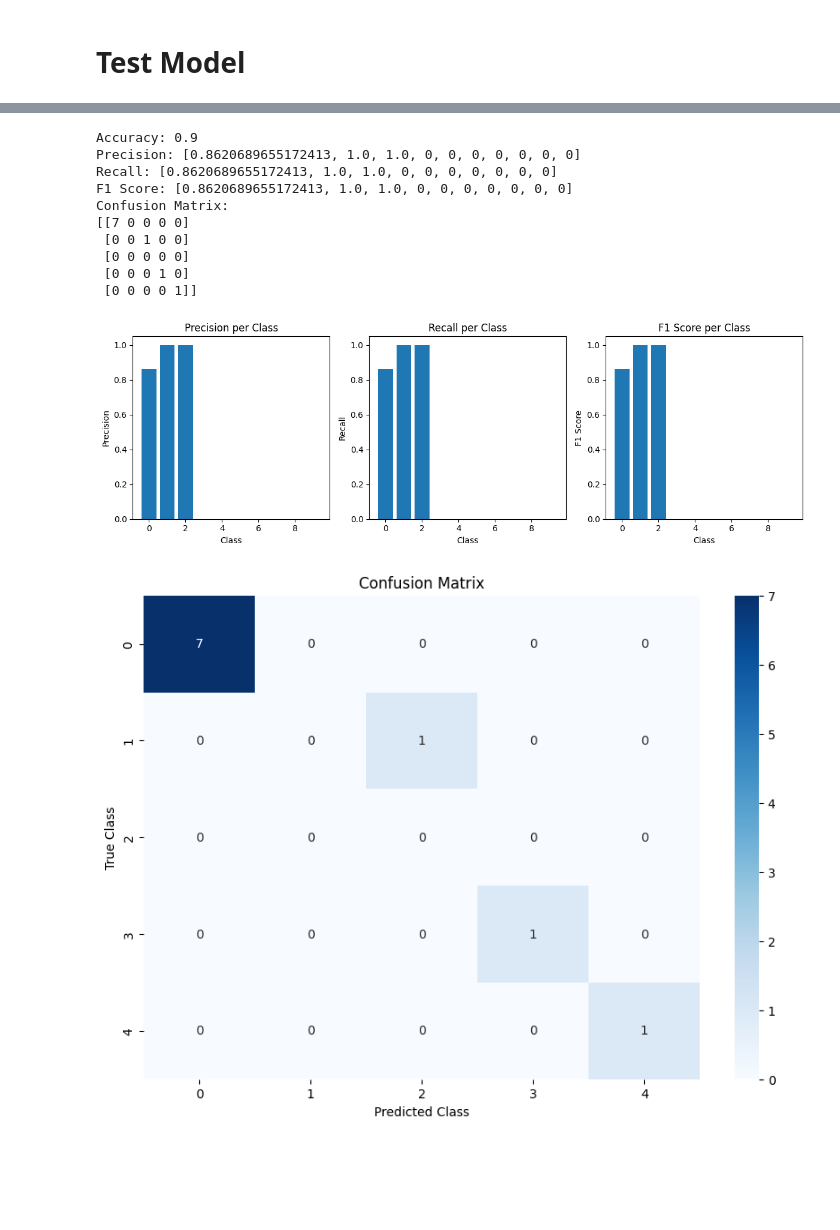
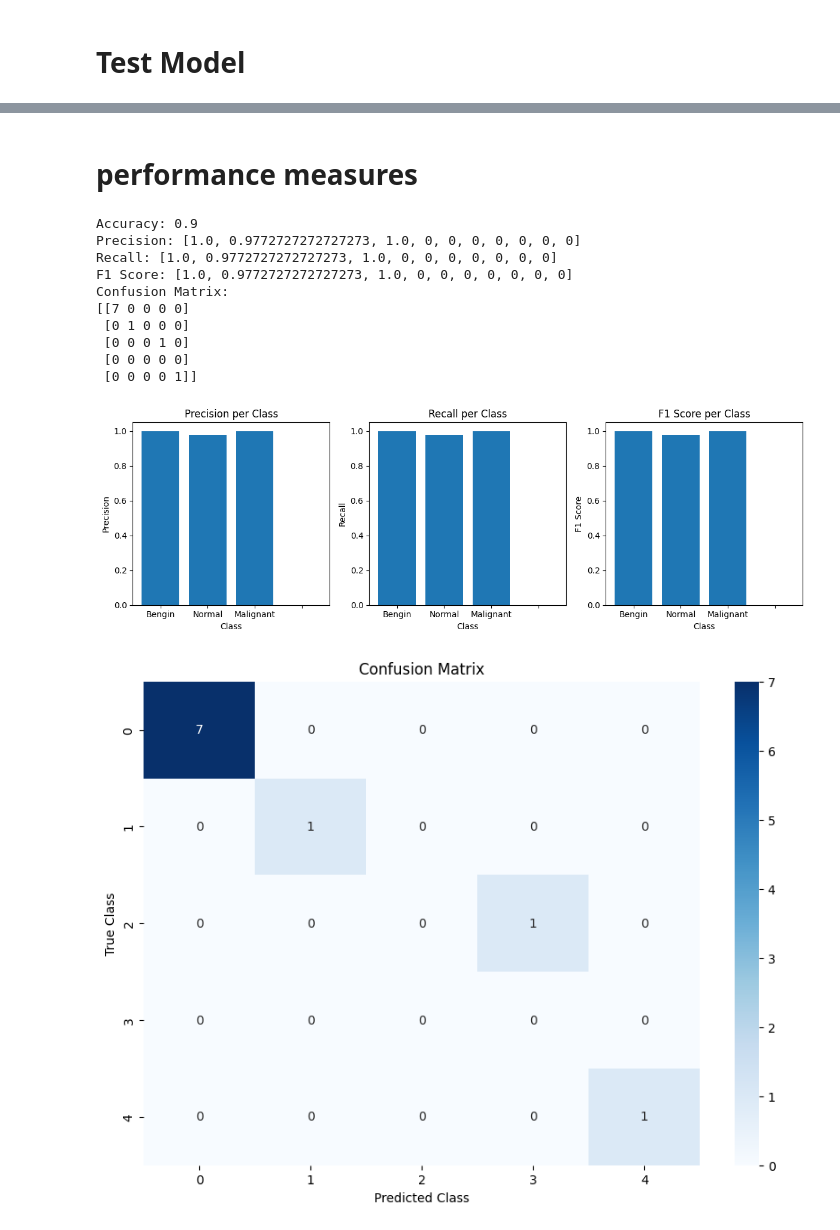
Before and after one commit to Bishwajitpvt/lung-cancer-prediction-HomomorphicEncryption, a Jupyter notebook: lung-cancer-homomorphic-encryption.ipynb, the cells around one changed output, grey strips where cells are left out. Drawn from its saved outputs; the diff is of its cells as text; code cells hidden in the pictures; blank space fills up the shorter version.

```diff
--- a/lung-cancer-homomorphic-encryption.ipynb
+++ b/lung-cancer-homomorphic-encryption.ipynb
@@ -207,7 +213,7 @@ def enc_test(context, model, test_loader, criterion, kernel_shape, stride):
             context, data.view(28, 28).tolist(), kernel_shape[0],
             kernel_shape[1], stride
         )
-        enc_output = enc_model(x_enc, windows_nb)
+        enc_output = enc_models(x_enc, windows_nb)
 
         output = enc_output.decrypt()
         output = torch.tensor(output).view(1, -1)
@@ -253,8 +259,8 @@ context.generate_galois_keys()
 # %% [markdown]
 # Test Model
 # %%
-enc_model = EncConvNet(model)
-correct_labels,total_labels = enc_test(context, enc_model, test_loader, criterion, kernel_shape, stride)
+enc_models = EncConvNet(model)
+correct_labels,total_labels = enc_test(context, enc_models, test_loader, criterion, kernel_shape, stride)
 # %% [output]
 220
 # 1
@@ -276,3 +307,5 @@ Test Loss: 0.080504
+# %% [markdown]
+# performance measures
 # %%
 from sklearn.metrics import accuracy_score, precision_score, recall_score, f1_score, confusion_matrix
 
@@ -306,14 +339,14 @@ print('Confusion Matrix:')
 print(confusion_mat)
 # %% [output]
 Accuracy: 0.9
-Precision: [0.8620689655172413, 1.0, 1.0, 0, 0, 0, 0, 0, 0, 0]
-Recall: [0.8620689655172413, 1.0, 1.0, 0, 0, 0, 0, 0, 0, 0]
-F1 Score: [0.8620689655172413, 1.0, 1.0, 0, 0, 0, 0, 0, 0, 0]
+Precision: [1.0, 0.9772727272727273, 1.0, 0, 0, 0, 0, 0, 0, 0]
+Recall: [1.0, 0.9772727272727273, 1.0, 0, 0, 0, 0, 0, 0, 0]
+F1 Score: [1.0, 0.9772727272727273, 1.0, 0, 0, 0, 0, 0, 0, 0]
 Confusion Matrix:
 [[7 0 0 0 0]
- [0 0 1 0 0]
+ [0 1 0 0 0]
+ [0 0 0 1 0]
  [0 0 0 0 0]
- [0 0 0 1 0]
  [0 0 0 0 1]]
 # %%
 import matplotlib.pyplot as plt
@@ -321,39 +354,40 @@ import seaborn as sns
 
 # Assuming precision, recall, and f1 are lists of values for each class
 classes = [i for i in range(10)]  # Replace with your actual classes
+classes = ["Bengin", "Normal", "Malignant","","","","","","",""]
 
 plt.figure(figsize=(12, 4))
 
 plt.subplot(131)
 plt.bar(classes, precision)
 plt.title('Precision per Class')
 plt.xlabel('Class')
 plt.ylabel('Precision')
 
 plt.subplot(132)
 plt.bar(classes, recall)
 plt.title('Recall per Class')
 plt.xlabel('Class')
 plt.ylabel('Recall')
 
 plt.subplot(133)
 plt.bar(classes, f1)
 plt.title('F1 Score per Class')
 plt.xlabel('Class')
 plt.ylabel('F1 Score')
 
 plt.tight_layout()
 plt.show()
 
 # Plotting confusion matrix as a heatmap
 plt.figure(figsize=(10, 7))
 sns.heatmap(confusion_mat, annot=True, fmt='d', cmap='Blues')
 plt.title('Confusion Matrix')
 plt.xlabel('Predicted Class')
 plt.ylabel('True Class')
 plt.show()
 # %% [output]
-[figure, old version]
+[figure, new version]
 [figure]
 # %%
 for label in range(10):
```
Also changed, not shown: parts of 43 cells of this notebook.
